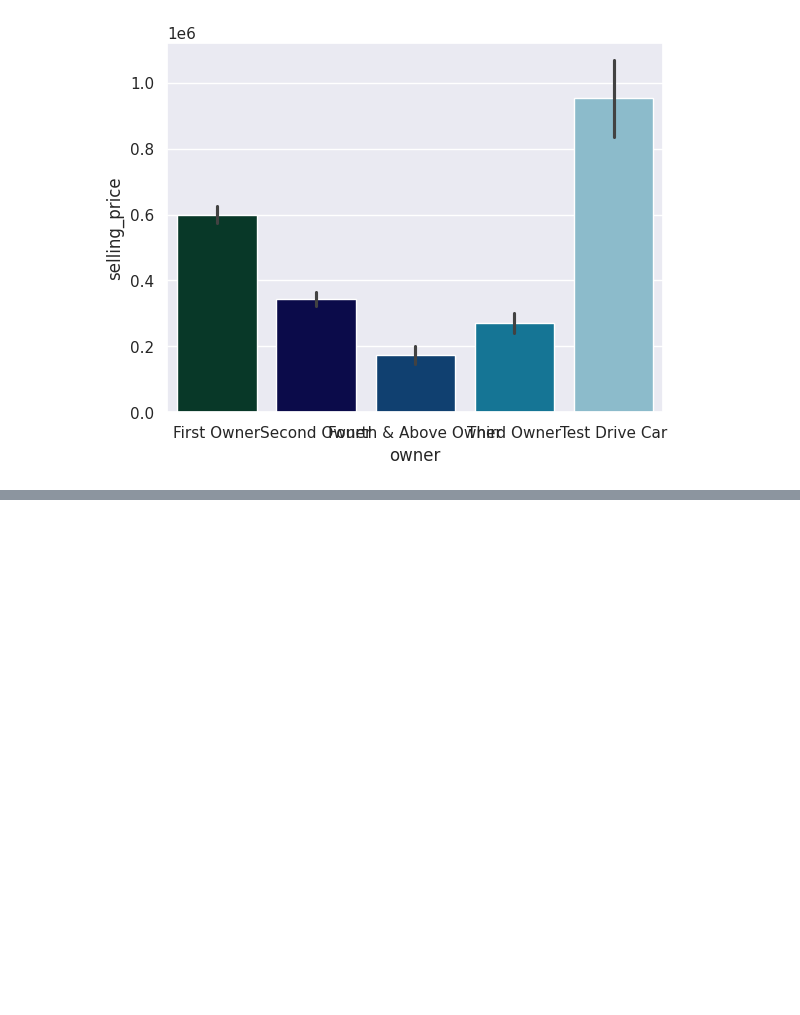
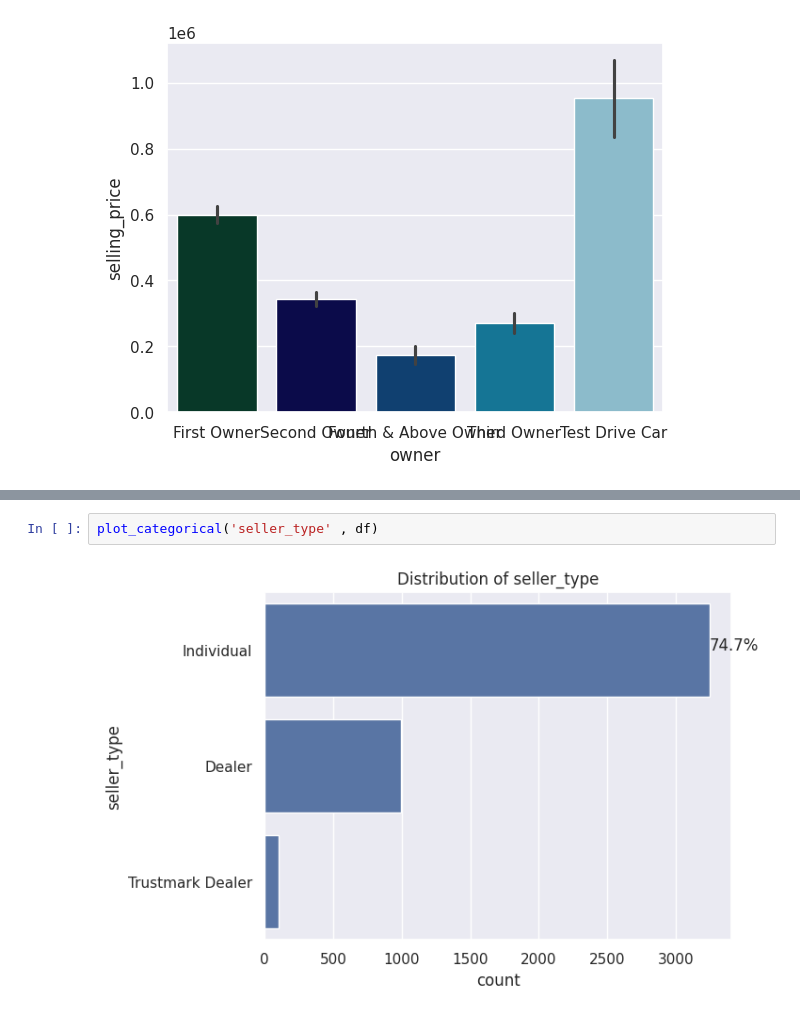
Before and after one commit to Lokz-mesomorph/demo_open_source, a Jupyter notebook: cars.ipynb, the cells around one changed output, grey strips where cells are left out. Saved outputs shown, nothing was run; the diff lists cells and outputs as text; blank space fills up the shorter version.

```diff
--- a/cars.ipynb
+++ b/cars.ipynb
@@ -182,0 +187,4 @@ def plot_categorical(feature , dataset):
+# %%
+plot_categorical('seller_type' , df)
+# %% [output]
+[figure, added]
```
Also changed, not shown: parts of 4 cells of this notebook.
